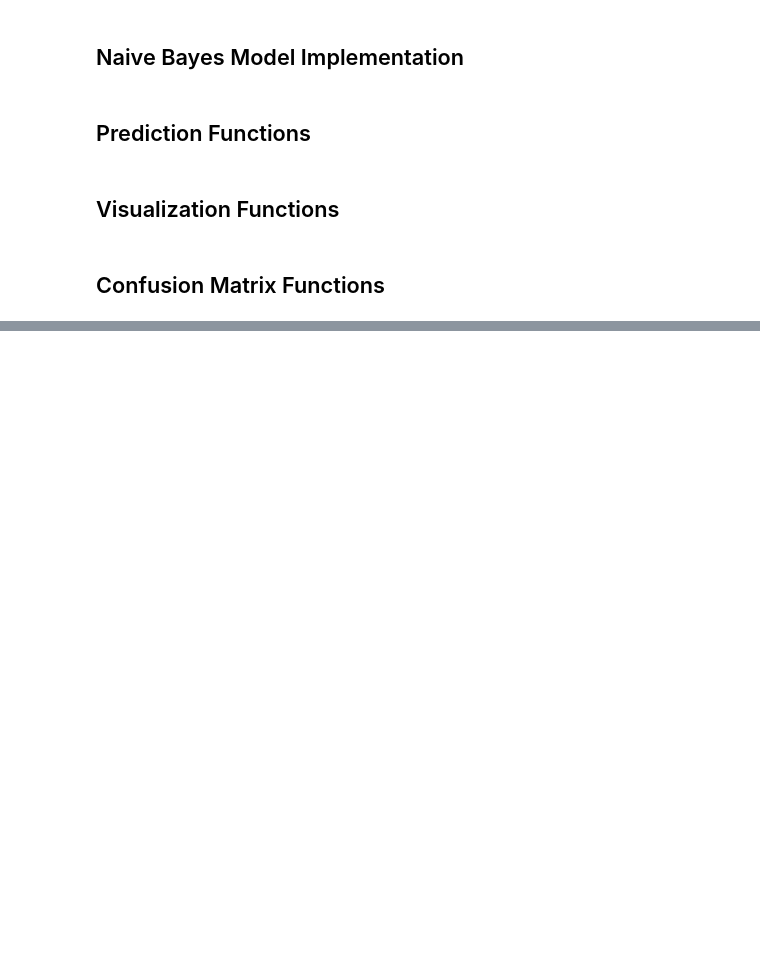
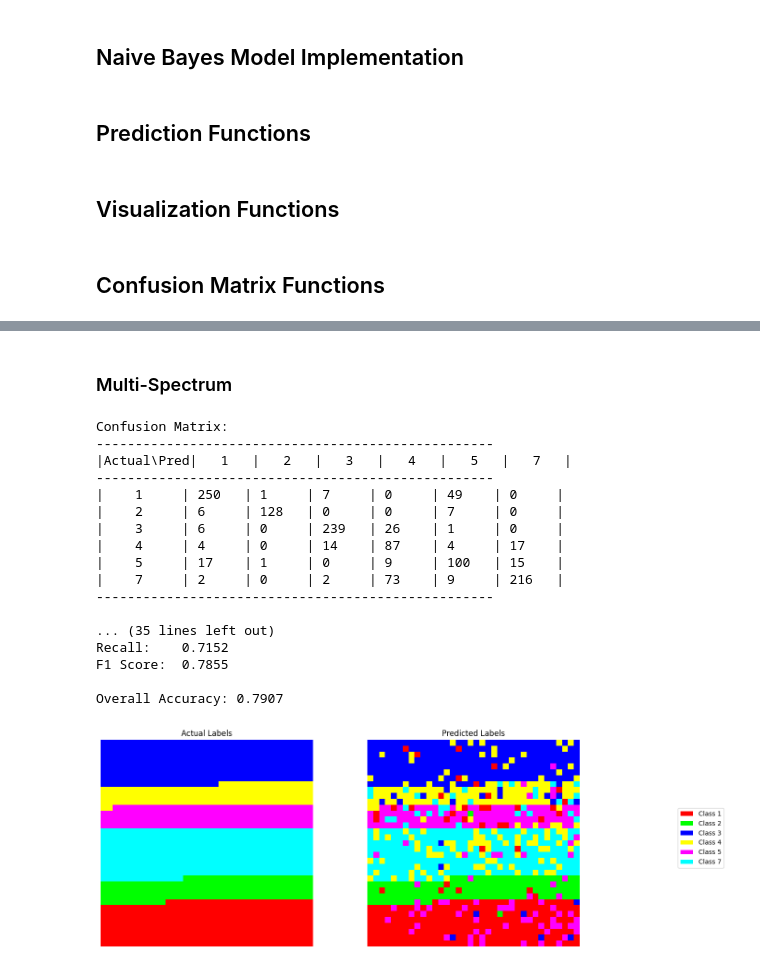
Before and after one commit to M-Bahy/binary-naive-classifier, a Jupyter notebook: task2.ipynb, the cells around one changed output, grey strips where cells are left out. Saved outputs shown, nothing was run; the diff lists cells and outputs as text; code cells hidden in the pictures; blank space fills up the shorter version.

```diff
--- a/task2.ipynb
+++ b/task2.ipynb
@@ -132,0 +785,30 @@ visualize(BM)
+# %% [markdown]
+### Multi-Spectrum
+# %%
+mode = 36
+images_directory = image_paths[mode]
+labels_directory = label_paths[mode]
+x_train, y_train, x_test, y_test = train_test_split(images_directory, labels_directory)
+BM = BayesModel(x_train, y_train)
+lbl = BayesPredict(BM, x_test)
+Mtrx = ConfMtrx(y_test, lbl)
+visualize(BM)
+# %% [output]
+Confusion Matrix:
+---------------------------------------------------
+|Actual\Pred|   1   |   2   |   3   |   4   |   5   |   7   |
+---------------------------------------------------
+|    1     | 250   | 1     | 7     | 0     | 49    | 0     |
+|    2     | 6     | 128   | 0     | 0     | 7     | 0     |
+|    3     | 6     | 0     | 239   | 26    | 1     | 0     |
+|    4     | 4     | 0     | 14    | 87    | 4     | 17    |
+|    5     | 17    | 1     | 0     | 9     | 100   | 15    |
+|    7     | 2     | 0     | 2     | 73    | 9     | 216   |
+---------------------------------------------------
+
+... (35 lines left out)
+Recall:    0.7152
+F1 Score:  0.7855
+
+Overall Accuracy: 0.7907
+[figure, added]
```
Also changed, not shown: parts of 21 cells of this notebook.
